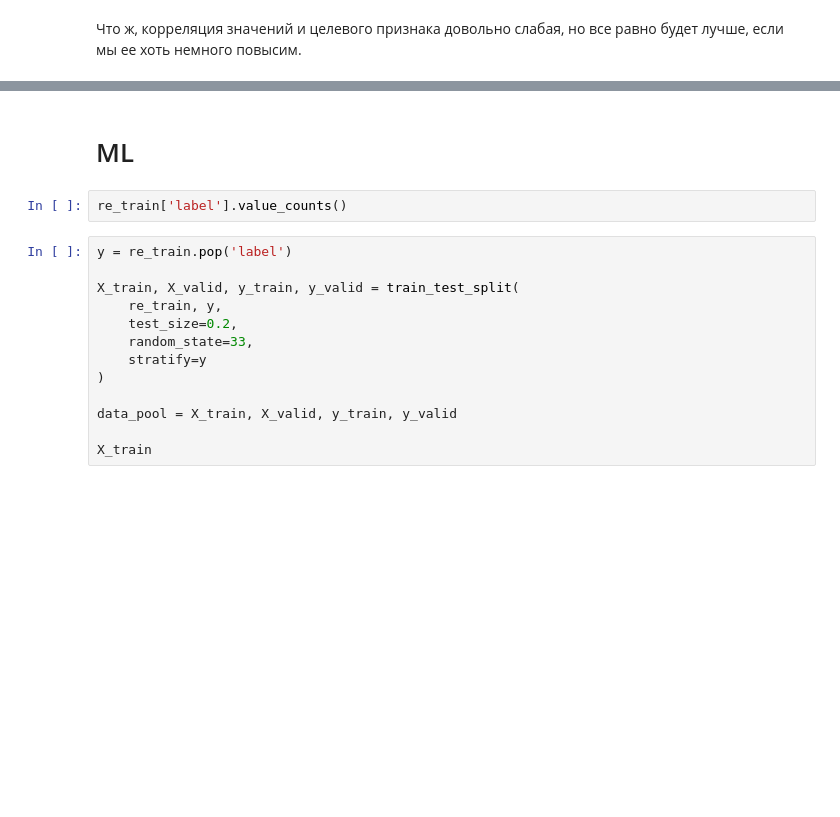
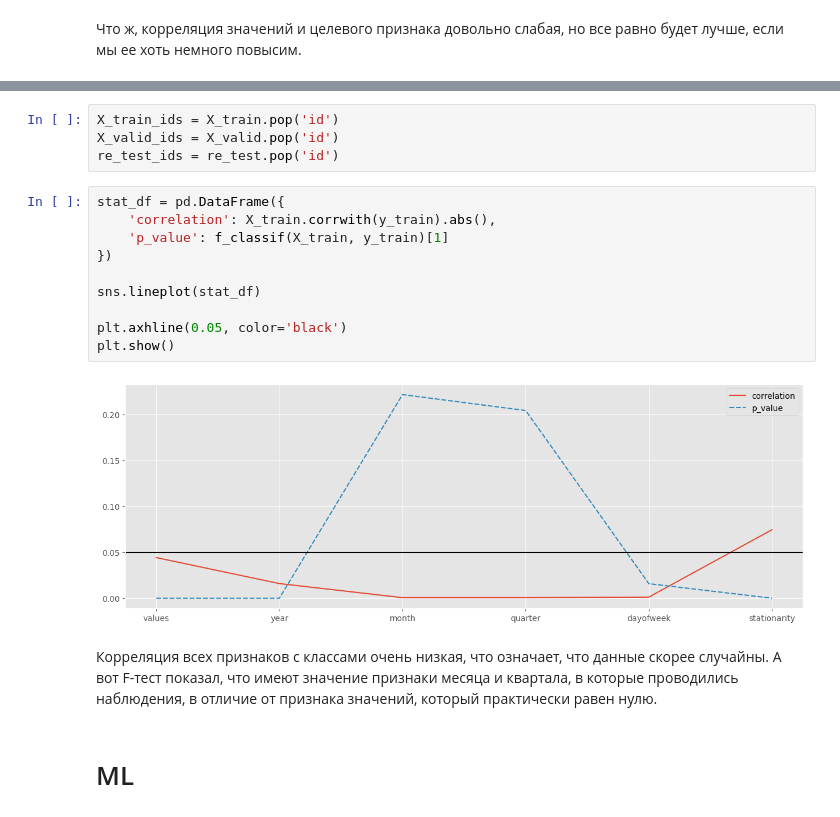
Before and after one commit to georgekovin/Clovery-Test-MD, a Jupyter notebook: training.ipynb, the cells around one changed output, grey strips where cells are left out. Saved outputs shown, nothing was run; the diff lists cells and outputs as text; blank space fills up the shorter version.

```diff
--- a/training.ipynb
+++ b/training.ipynb
@@ -241,20 +365,23 @@ NameError: name 'hgfghj' is not defined
+# %%
+X_train_ids = X_train.pop('id')
+X_valid_ids = X_valid.pop('id')
+re_test_ids = re_test.pop('id')
+# %%
+stat_df = pd.DataFrame({
+    'correlation': X_train.corrwith(y_train).abs(),
+    'p_value': f_classif(X_train, y_train)[1]
+})
+
+sns.lineplot(stat_df)
+
+plt.axhline(0.05, color='black')
+plt.show()
+# %% [output]
+[figure, added]
+# %% [markdown]
+Корреляция всех признаков с классами очень низкая, что означает, что данные скорее случайны. А вот F-тест показал, что имеют значение признаки месяца и квартала, в которые проводились наблюдения, в отличие от признака значений, который практически равен нулю.
 # %% [markdown]
 # ML
-# %%
-re_train['label'].value_counts()
-# %%
-y = re_train.pop('label')
-
-X_train, X_valid, y_train, y_valid = train_test_split(
-    re_train, y,
-    test_size=0.2,
-    random_state=33,
-    stratify=y
-)
-
-data_pool = X_train, X_valid, y_train, y_valid
-
-X_train
 # %%
 def calc_rocauc(model, X, y):
     proba = model.predict_proba(X)[:, 1]
```
Also changed, not shown: parts of 20 cells of this notebook.
